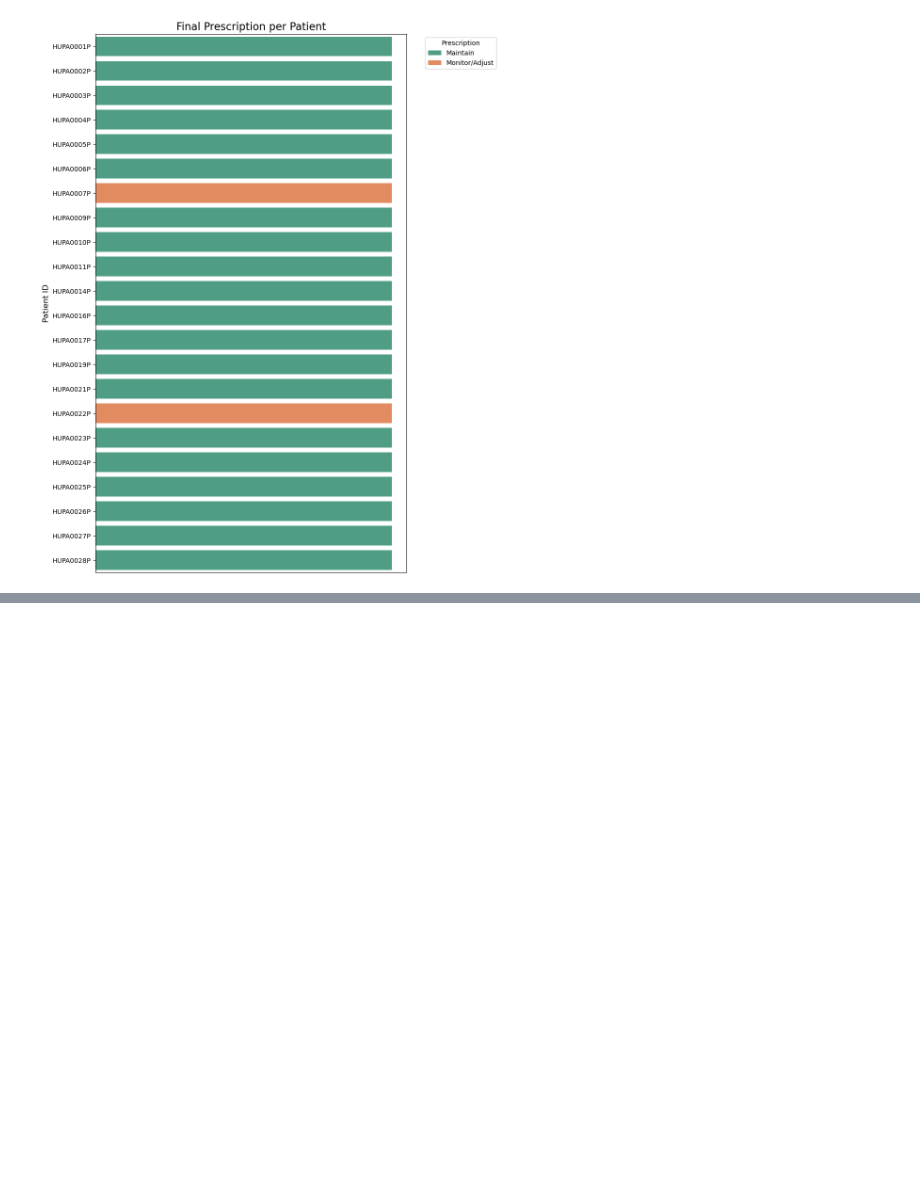
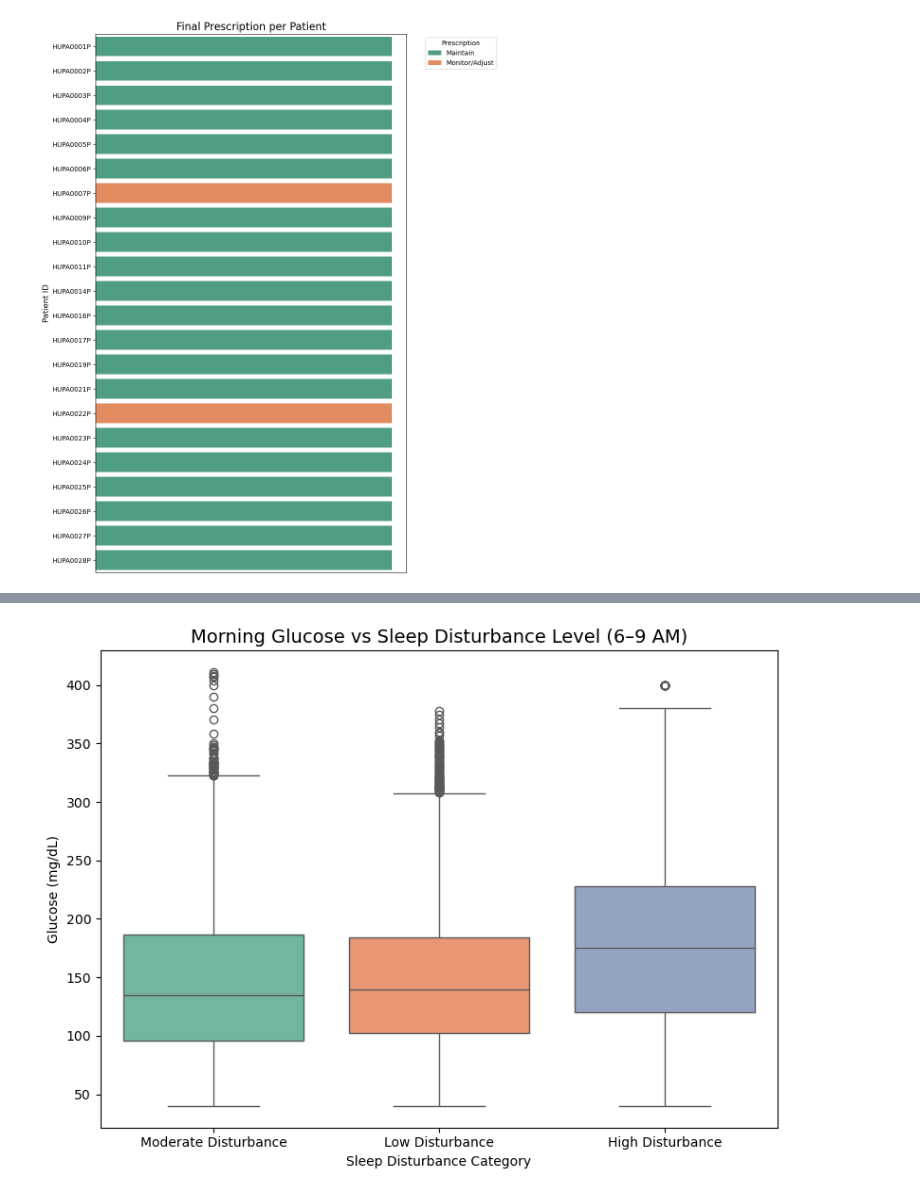
Before and after one commit to samhimbin/Team12_Pytesters_PythonHackathon_August25, a Jupyter notebook: Team12_Pytesters_3.PrescriptiveAnalysis.ipynb, the cells around one changed output, grey strips where cells are left out. Cells and saved outputs as stored; diff of their text form; code cells hidden in the pictures; blank space fills up the shorter version.

```diff
--- a/Team12_Pytesters_3.PrescriptiveAnalysis.ipynb
+++ b/Team12_Pytesters_3.PrescriptiveAnalysis.ipynb
@@ -8,5 +8,11 @@ import pandas as pd
 import warnings
 warnings.simplefilter("ignore", UserWarning)
 # %%
+# Reading both csv
 clean_df = pd.read_csv(r"C:\Febi\NumpyNinja\Hackathon\Python_Launch Folder\Team12_Pytesters_PythonHackathon_August25\merged_cleandata.csv")
+demographic_df = pd.read_csv(r"C:\Febi\NumpyNinja\Hackathon\Python_Launch Folder\Team12_Pytesters_PythonHackathon_August25\demographic_cleandata.csv")
+filtered_df = pd.read_csv(r"C:\Febi\NumpyNinja\Hackathon\Python_Launch Folder\Team12_Pytesters_PythonHackathon_August25\filtered_cleandata.csv")
+
+# Merging both csv files for clean analysis
+merged_df = filtered_df.merge(demographic_df, on='patient_id', how='left')
 # %% [markdown]
@@ -91,0 +212,31 @@ prescription_summary = insulin_optimization_recommendations(clean_df)
+# %%
+
+# Ensure 'time' column is datetime
+merged_df['time'] = pd.to_datetime(merged_df['time'])
+
+# Step 1: Filter for morning readings (6 AM - 9 AM)
+morning_df = merged_df[merged_df['time'].dt.hour.between(6, 9)].copy()
+
+# Step 2: Create sleep disturbance category
+def categorize_disturbance(val):
+    if val >= 70:
+        return 'High Disturbance'
+    elif val >= 40:
+        return 'Moderate Disturbance'
+    else:
+        return 'Low Disturbance'
+
+
+morning_df.loc[:, 'SleepDisturbanceLevel'] = morning_df['sleep_disturbance_percent'].apply(categorize_disturbance)
+
+
+# Step 3: Plot morning glucose by sleep disturbance category
+plt.figure(figsize=(8, 6))
+sns.boxplot(data=morning_df, x='SleepDisturbanceLevel', y='glucose', hue='SleepDisturbanceLevel', palette='Set2',legend=False)
+plt.title('Morning Glucose vs Sleep Disturbance Level (6–9 AM)', fontsize=14)
+plt.xlabel('Sleep Disturbance Category')
+plt.ylabel('Glucose (mg/dL)')
+plt.tight_layout()
+plt.show()
+# %% [output]
+[figure, added]
```
Also changed, not shown: parts of 26 cells of this notebook.
